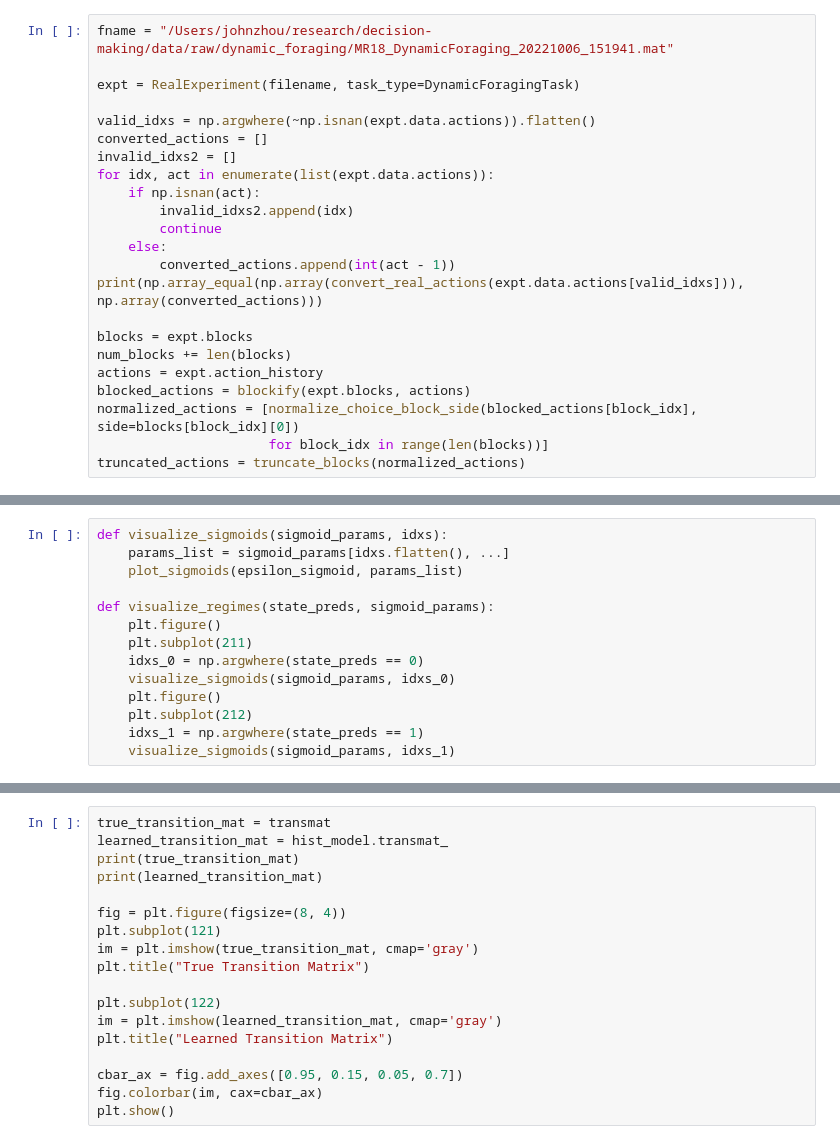
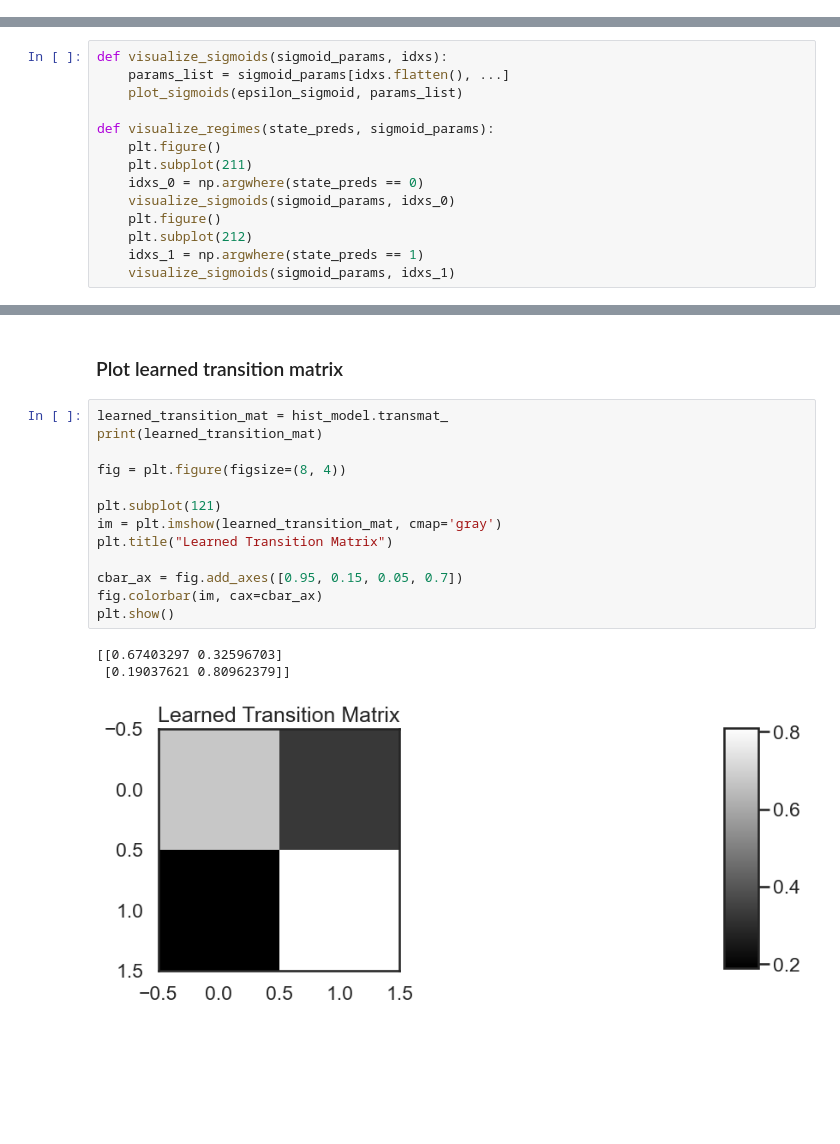
Before and after one commit to johnlyzhou/decision-making, a Jupyter notebook: notebooks/jlz-dev-realdata.ipynb, the cells around one changed output, grey strips where cells are left out. Drawn from its saved outputs; the diff is of its cells as text; blank space fills up the shorter version.

```diff
--- a/notebooks/jlz-dev-realdata.ipynb
+++ b/notebooks/jlz-dev-realdata.ipynb
@@ -127,26 +106,3 @@ for idx, filename in enumerate(sorted(filenames)):
 /Users/johnzhou/research/decision-making/data/raw/dynamic_foraging/MR18_DynamicForaging_20221019_115001.mat yields 13
 /Users/johnzhou/research/decision-making/data/raw/dynamic_foraging/MR18_DynamicForaging_20221020_142935.mat yields 15
 /Users/johnzhou/research/decision-making/data/raw/dynamic_foraging/MR18_DynamicForaging_20221021_141356.mat yields 15
-# %%
-fname = "/Users/johnzhou/research/decision-making/data/raw/dynamic_foraging/MR18_DynamicForaging_20221006_151941.mat"
-
-expt = RealExperiment(filename, task_type=DynamicForagingTask)
-
-valid_idxs = np.argwhere(~np.isnan(expt.data.actions)).flatten()
-converted_actions = []
-invalid_idxs2 = []
-for idx, act in enumerate(list(expt.data.actions)):
-    if np.isnan(act):
-        invalid_idxs2.append(idx)
-        continue
-    else:
-        converted_actions.append(int(act - 1))
-print(np.array_equal(np.array(convert_real_actions(expt.data.actions[valid_idxs])), np.array(converted_actions)))
-
-blocks = expt.blocks
-num_blocks += len(blocks)
-actions = expt.action_history
-blocked_actions = blockify(expt.blocks, actions)
-normalized_actions = [normalize_choice_block_side(blocked_actions[block_idx], side=blocks[block_idx][0])
-                      for block_idx in range(len(blocks))]
-truncated_actions = truncate_blocks(normalized_actions)
@@ -388,18 +342,19 @@ print(np.sum(hist_predicted_states)/hist_predicted_states.size)
+# %% [markdown]
+### Plot learned transition matrix
 # %%
-true_transition_mat = transmat
 learned_transition_mat = hist_model.transmat_
-print(true_transition_mat)
 print(learned_transition_mat)
 
 fig = plt.figure(figsize=(8, 4))
+
 plt.subplot(121)
-im = plt.imshow(true_transition_mat, cmap='gray')
-plt.title("True Transition Matrix")
-
-plt.subplot(122)
 im = plt.imshow(learned_transition_mat, cmap='gray')
 plt.title("Learned Transition Matrix")
 
 cbar_ax = fig.add_axes([0.95, 0.15, 0.05, 0.7])
 fig.colorbar(im, cax=cbar_ax)
 plt.show()
+# %% [output]
+[[0.67403297 0.32596703]
+ [0.19037621 0.80962379]]
+[figure, added]
```
Also changed, not shown: parts of 33 cells of this notebook, 2 other files.
